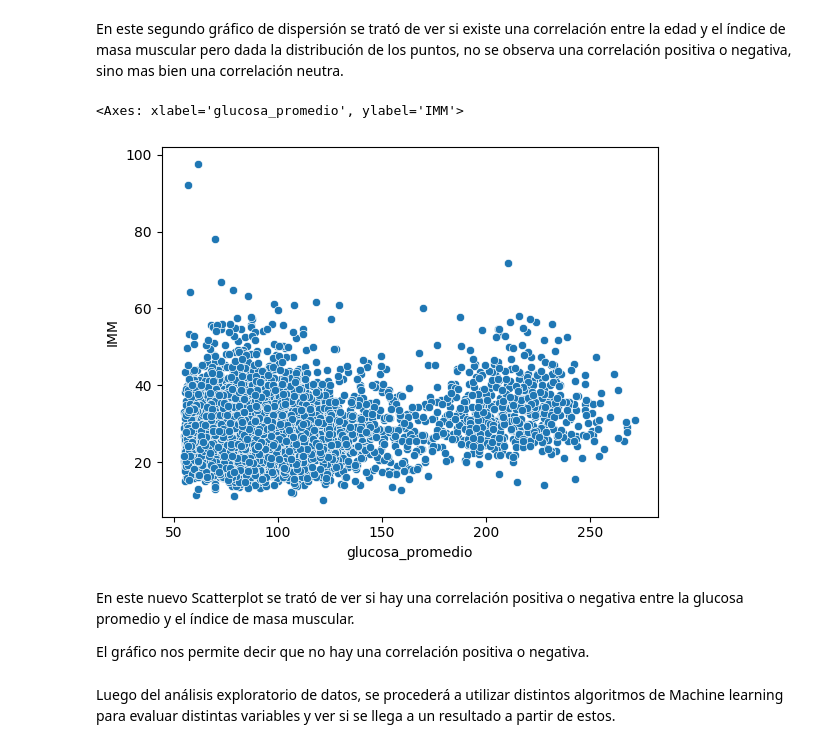
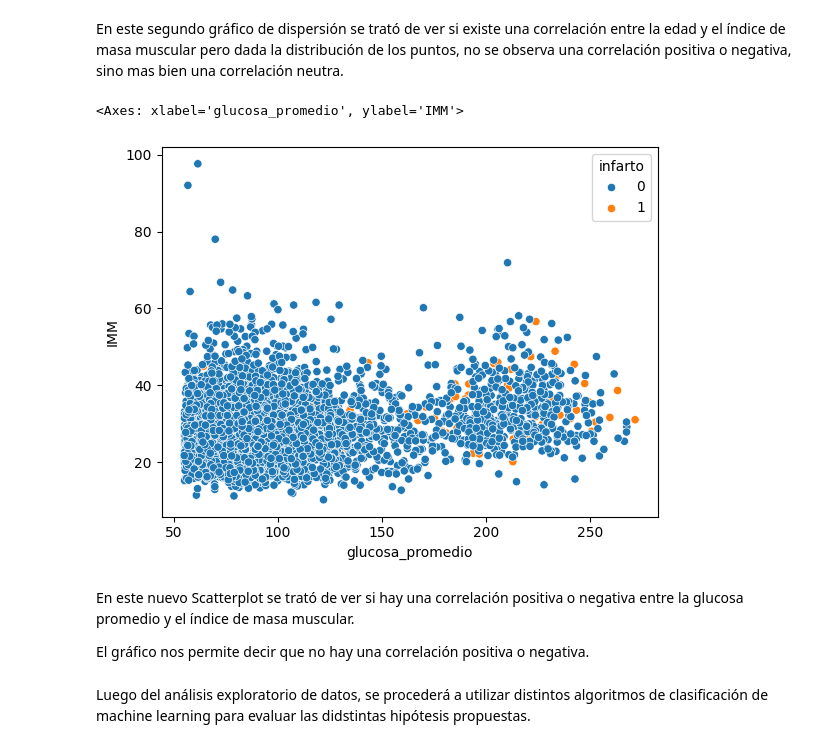
Before and after one commit to andresgabas/DS-Coderhouse, a Jupyter notebook: ProyectoDS_ParteI_Gabás.ipynb, the cells around one changed output. Saved outputs shown, nothing was run; the diff lists cells and outputs as text; code cells hidden in the pictures.

```diff
--- a/ProyectoDS_ParteI_Gabás.ipynb
+++ b/ProyectoDS_ParteI_Gabás.ipynb
@@ -162,13 +148,13 @@ sns.scatterplot(x = 'edad', y = 'IMM', data = Stroke, hue = 'infarto')
 # %% [markdown]
 En este segundo gráfico de dispersión se trató de ver si existe una correlación entre la edad y el índice de masa muscular pero dada la distribución de los puntos, no se observa una correlación positiva o negativa, sino mas bien una correlación neutra.
 # %%
-sns.scatterplot(x = 'glucosa_promedio', y = 'IMM', data = Stroke)
+sns.scatterplot(x = 'glucosa_promedio', y = 'IMM', data = Stroke, hue = 'infarto')
 # %% [output]
 <Axes: xlabel='glucosa_promedio', ylabel='IMM'>
-[figure, old version]
+[figure, new version]
 # %% [markdown]
 En este nuevo Scatterplot se trató de ver si hay una correlación positiva o negativa entre la glucosa promedio y el índice de masa muscular.
 
 El gráfico nos permite decir que no hay una correlación positiva o negativa.
 # %% [markdown]
-Luego del análisis exploratorio de datos, se procederá a utilizar distintos algoritmos de Machine learning para evaluar distintas variables y ver si se llega a un resultado a partir de estos.
+Luego del análisis exploratorio de datos, se procederá a utilizar distintos algoritmos de clasificación de machine learning para evaluar las didstintas hipótesis propuestas.
```
Also changed, not shown: parts of 3 cells of this notebook.
